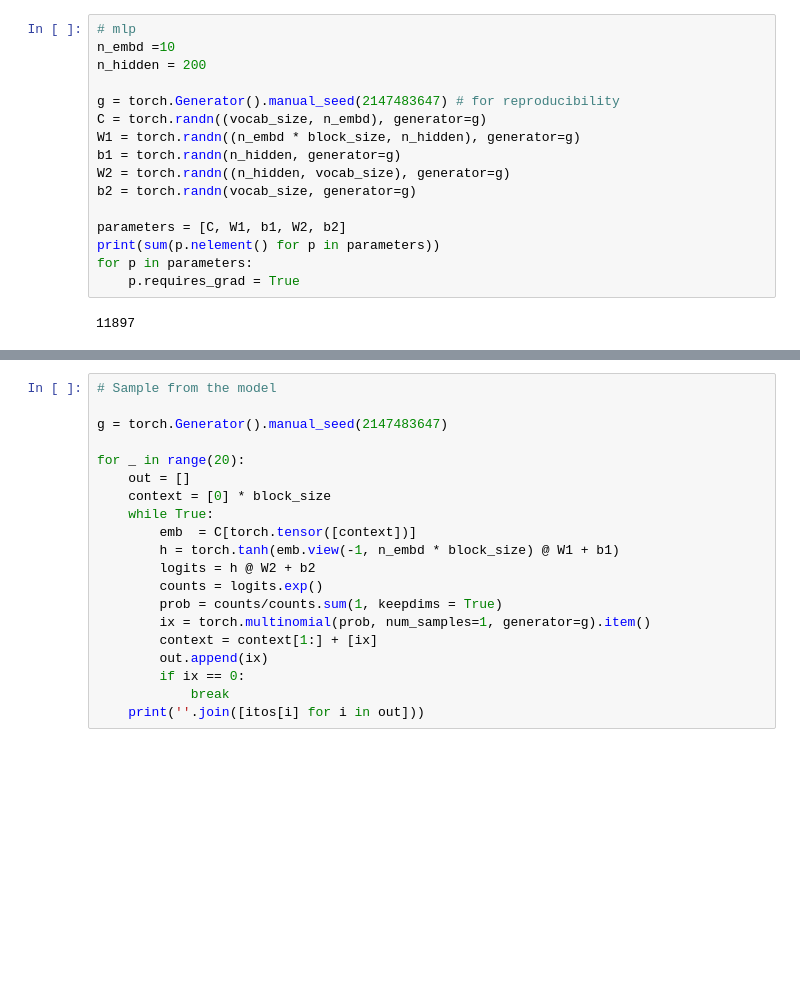
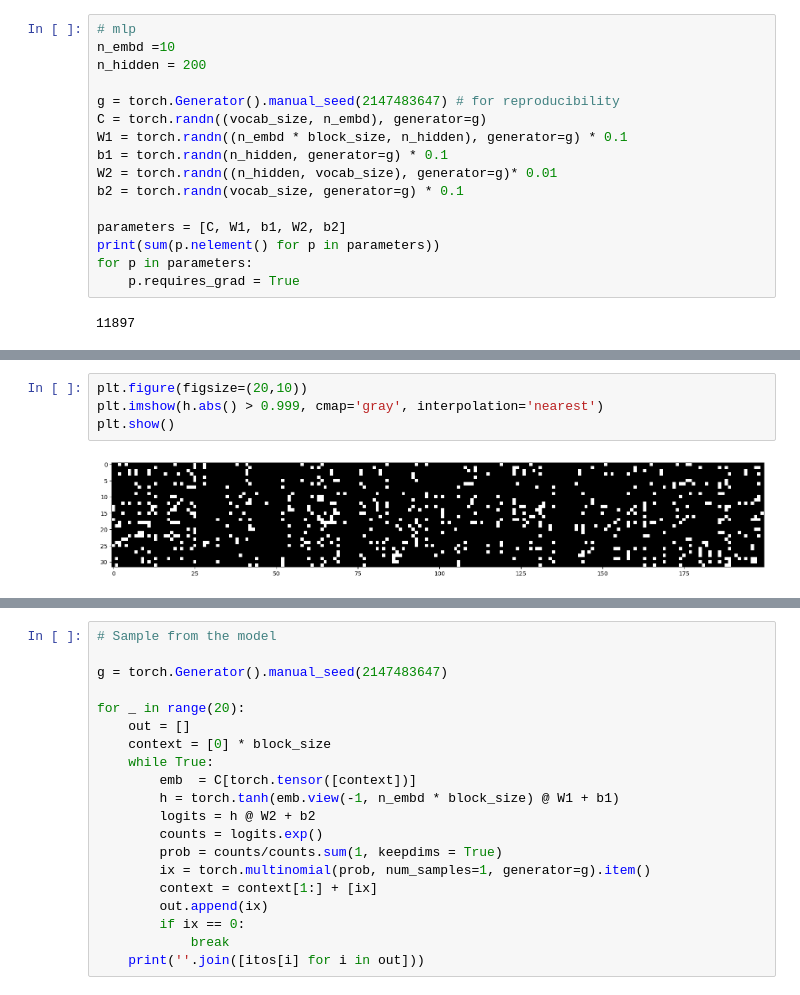
Before and after one commit to timothee-florian/MI5, a Jupyter notebook: lectures/makemore/makemore3.ipynb, the cells around one changed output, grey strips where cells are left out. Saved outputs shown, nothing was run; the diff lists cells and outputs as text; blank space fills up the shorter version.

```diff
--- a/lectures/makemore/makemore3.ipynb
+++ b/lectures/makemore/makemore3.ipynb
@@ -56,10 +56,10 @@ n_hidden = 200
 
 g = torch.Generator().manual_seed(2147483647) # for reproducibility
 C = torch.randn((vocab_size, n_embd), generator=g)
-W1 = torch.randn((n_embd * block_size, n_hidden), generator=g)
-b1 = torch.randn(n_hidden, generator=g)
-W2 = torch.randn((n_hidden, vocab_size), generator=g)
-b2 = torch.randn(vocab_size, generator=g)
+W1 = torch.randn((n_embd * block_size, n_hidden), generator=g) * 0.1
+b1 = torch.randn(n_hidden, generator=g) * 0.1
+W2 = torch.randn((n_hidden, vocab_size), generator=g)* 0.01
+b2 = torch.randn(vocab_size, generator=g) * 0.1
 
 parameters = [C, W1, b1, W2, b2]
 print(sum(p.nelement() for p in parameters))
@@ -122,0 +125,6 @@ for i in range(max_steps):
+# %%
+plt.figure(figsize=(20,10))
+plt.imshow(h.abs() > 0.999, cmap='gray', interpolation='nearest')
+plt.show()
+# %% [output]
+[figure, added]
```
Also changed, not shown: parts of 7 cells of this notebook.
